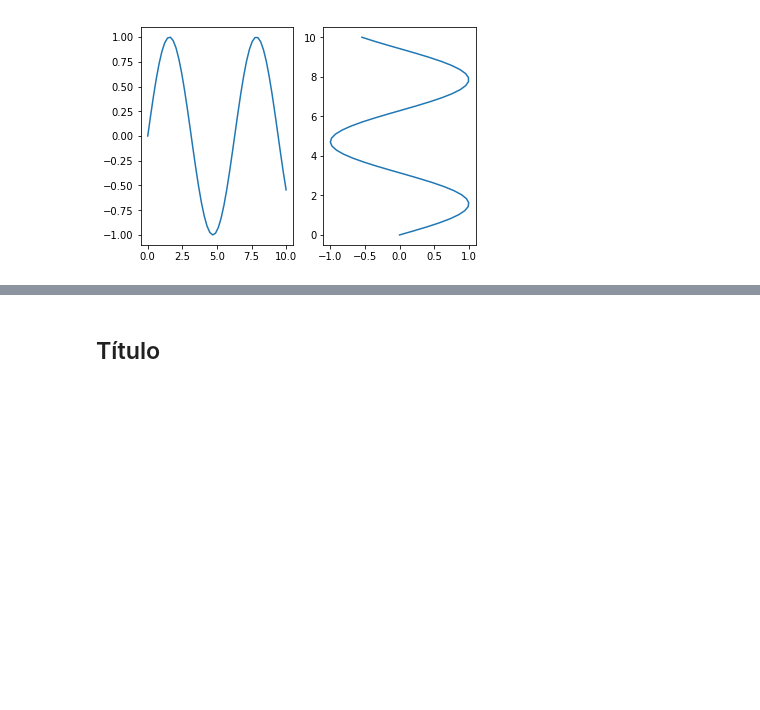
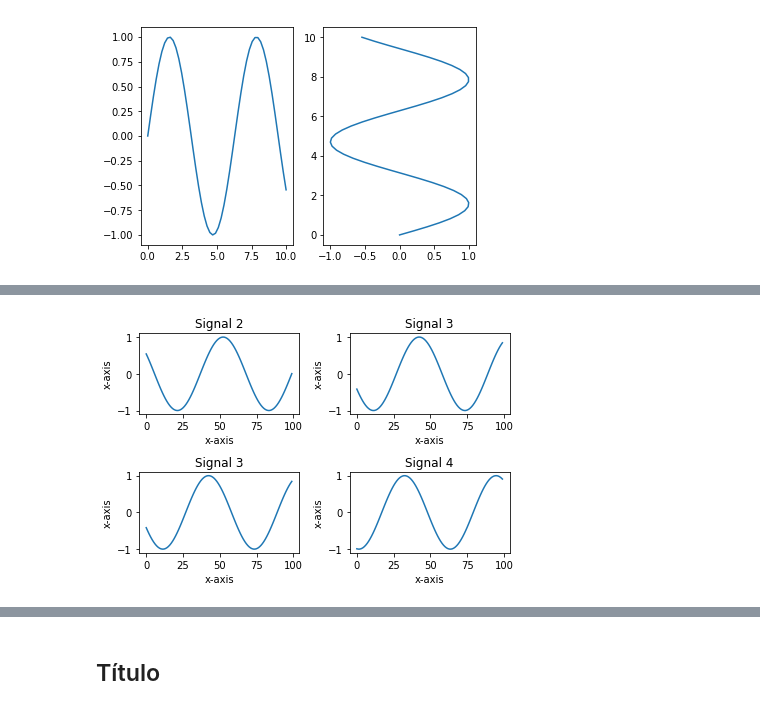
Before and after one commit to lobato767/facens-dataviz, a Jupyter notebook: lectures/Lecture1/Demo2.matplotlib.ipynb, the cells around one changed output, grey strips where cells are left out. Saved outputs shown, nothing was run; the diff lists cells and outputs as text; code cells hidden in the pictures; blank space fills up the shorter version.

```diff
--- a/lectures/Lecture1/Demo2.matplotlib.ipynb
+++ b/lectures/Lecture1/Demo2.matplotlib.ipynb
@@ -168,3 +183,22 @@ plt.show() # "flush" no gráfico
+# %%
+x = np.linspace(0, 10, 100)
+y = np.cos(x), np.cos(x + 1), np.cos(x + 2),np.cos(x + 3)
+names = ['Signal 1', 'Signal 2', 'Signal 3', 'Signal 4']
+
+figs, axes = plt.subplots(nrows=2,ncols=2)
+
+for ir, row in enumerate(axes):
+    for ic, col in enumerate(row):
+        col.plot(y[ir+ic+1])
+        col.set_title(names[ir+ic+1])
+        col.set_xlabel('x-axis')
+        col.set_ylabel('x-axis')
+
+figs.tight_layout()
+
+plt.show()
+# %% [output]
+[figure, added]
 # %% [markdown]
 # Elementos de um gráfico
 
```
Also changed, not shown: parts of 29 cells of this notebook, 2 other files.
